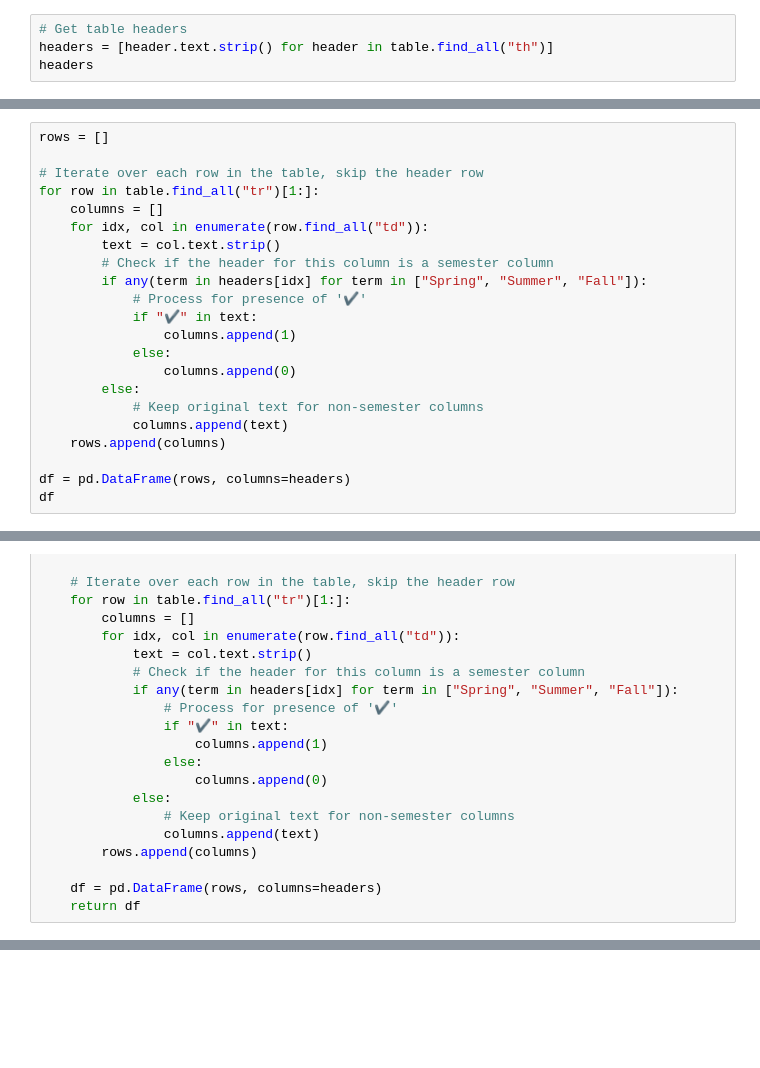
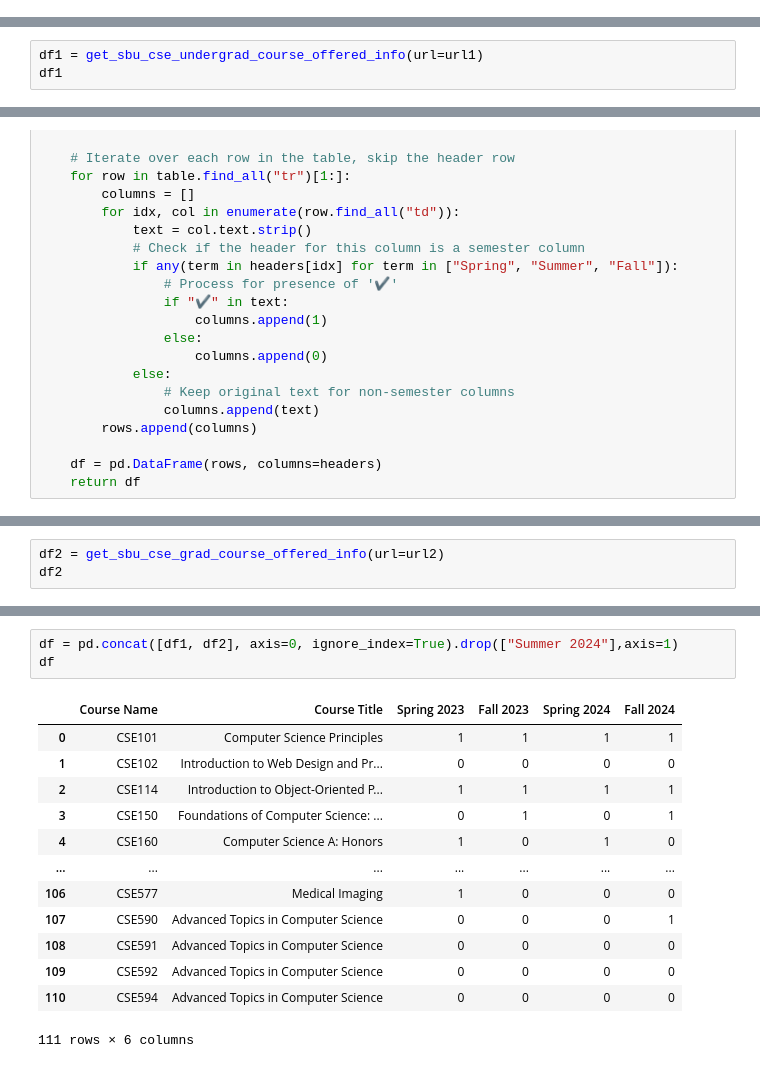
Before and after one commit to AdebayoBraimah/CSE505, a Jupyter notebook: misc/notebooks/web_data/get_web_data.2.ipynb, the cells around one changed output, grey strips where cells are left out. Drawn from its saved outputs; the diff is of its cells as text; blank space fills up the shorter version.

Commit message:
CHECKPOINT: Commiting numerous changes for project.

```diff
--- a/misc/notebooks/web_data/get_web_data.2.ipynb
+++ b/misc/notebooks/web_data/get_web_data.2.ipynb
@@ -27,4 +7,0 @@ table = soup.find("table", class_="views-table views-view-table cols-6")
-# %%
-# Get table headers
-headers = [header.text.strip() for header in table.find_all("th")]
-headers
@@ -47,22 +7,0 @@ headers
-# %%
-rows = []
-
-# Iterate over each row in the table, skip the header row
-for row in table.find_all("tr")[1:]:
-    columns = []
-    for idx, col in enumerate(row.find_all("td")):
-        text = col.text.strip()
-        # Check if the header for this column is a semester column
-        if any(term in headers[idx] for term in ["Spring", "Summer", "Fall"]):
-            # Process for presence of '✔'
-            if "✔" in text:
-                columns.append(1)
-            else:
-                columns.append(0)
-        else:
-            # Keep original text for non-semester columns
-            columns.append(text)
-    rows.append(columns)
-
-df = pd.DataFrame(rows, columns=headers)
-df
@@ -138,0 +44,3 @@ get_sbu_cse_undergrad_course_offered_info(url)
+# %%
+df1 = get_sbu_cse_undergrad_course_offered_info(url=url1)
+df1
@@ -194,0 +97,3 @@ get_sbu_cse_grad_course_offered_info(url)
+# %%
+df2 = get_sbu_cse_grad_course_offered_info(url=url2)
+df2
@@ -194,0 +118,17 @@ get_sbu_cse_grad_course_offered_info(url)
+# %%
+df = pd.concat([df1, df2], axis=0, ignore_index=True).drop(["Summer 2024"],axis=1)
+df
+# %% [output]
+|  | Course Name | Course Title | Spring 2023 | Fall 2023 | Spring 2024 | Fall 2024 |
+| 0 | CSE101 | Computer Science Principles | 1 | 1 | 1 | 1 |
+| 1 | CSE102 | Introduction to Web Design and Pr... | 0 | 0 | 0 | 0 |
+| 2 | CSE114 | Introduction to Object-Oriented P... | 1 | 1 | 1 | 1 |
+| 3 | CSE150 | Foundations of Computer Science: ... | 0 | 1 | 0 | 1 |
+| 4 | CSE160 | Computer Science A: Honors | 1 | 0 | 1 | 0 |
+| ... | ... | ... | ... | ... | ... | ... |
+| 106 | CSE577 | Medical Imaging | 1 | 0 | 0 | 0 |
+| 107 | CSE590 | Advanced Topics in Computer Science | 0 | 0 | 0 | 1 |
+| 108 | CSE591 | Advanced Topics in Computer Science | 0 | 0 | 0 | 0 |
+| 109 | CSE592 | Advanced Topics in Computer Science | 0 | 0 | 0 | 0 |
+| 110 | CSE594 | Advanced Topics in Computer Science | 0 | 0 | 0 | 0 |
+111 rows × 6 columns
```
Also changed, not shown: parts of 17 cells of this notebook, 44 other files.
